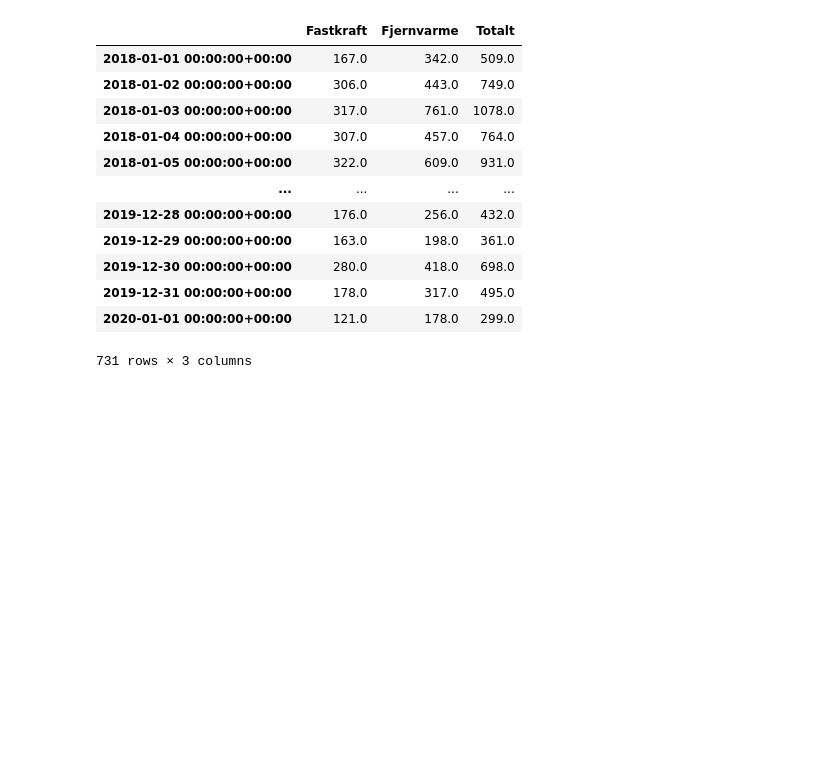
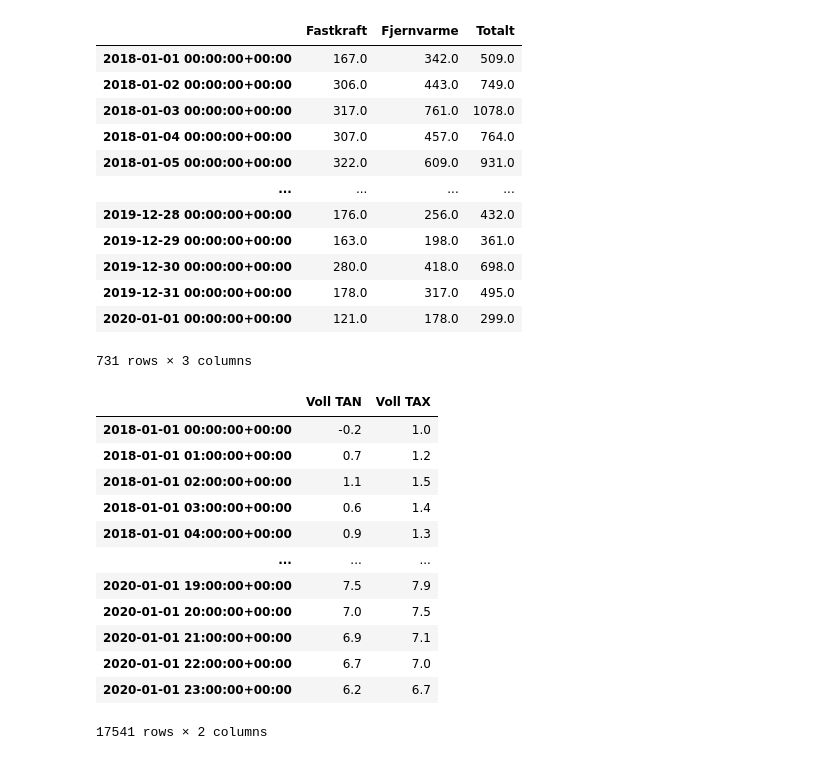
Before and after one commit to dagokl/trdk02_energy_consumption_anomalies_pipeline, a Jupyter notebook: generate_et_cureves.ipynb, the cells around one changed output. Drawn from its saved outputs; the diff is of its cells as text; code cells hidden in the pictures; blank space fills up the shorter version.

```diff
--- a/generate_et_cureves.ipynb
+++ b/generate_et_cureves.ipynb
@@ -22,6 +25,22 @@ energy_consumption_dfs['daily']['Blomsterbyen barnehage']
 | 2019-12-31 00:00:00+00:00 | 178.0 | 317.0 | 495.0 |
 | 2020-01-01 00:00:00+00:00 | 121.0 | 178.0 | 299.0 |
 731 rows × 3 columns
+# %%
+temperature_df['hourly']
+# %% [output]
+|  | Voll TAN | Voll TAX |
+| 2018-01-01 00:00:00+00:00 | -0.2 | 1.0 |
+| 2018-01-01 01:00:00+00:00 | 0.7 | 1.2 |
+| 2018-01-01 02:00:00+00:00 | 1.1 | 1.5 |
+| 2018-01-01 03:00:00+00:00 | 0.6 | 1.4 |
+| 2018-01-01 04:00:00+00:00 | 0.9 | 1.3 |
+| ... | ... | ... |
+| 2020-01-01 19:00:00+00:00 | 7.5 | 7.9 |
+| 2020-01-01 20:00:00+00:00 | 7.0 | 7.5 |
+| 2020-01-01 21:00:00+00:00 | 6.9 | 7.1 |
+| 2020-01-01 22:00:00+00:00 | 6.7 | 7.0 |
+| 2020-01-01 23:00:00+00:00 | 6.2 | 6.7 |
+17541 rows × 2 columns
 # %%
 def linear_interpolation(x, x0, y0, x1, y1):
     slope = (y1 - y0) / (x1 - x0)
```
Also changed, not shown: parts of 5 cells of this notebook, 2 other files.
